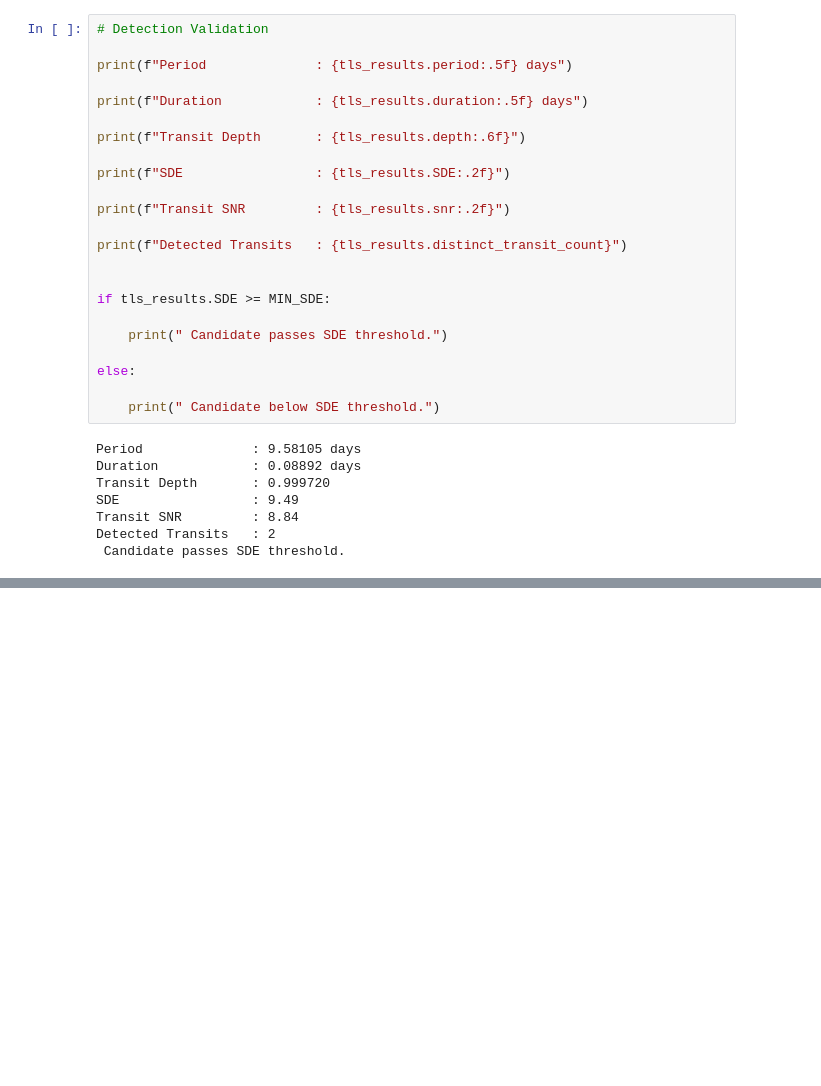
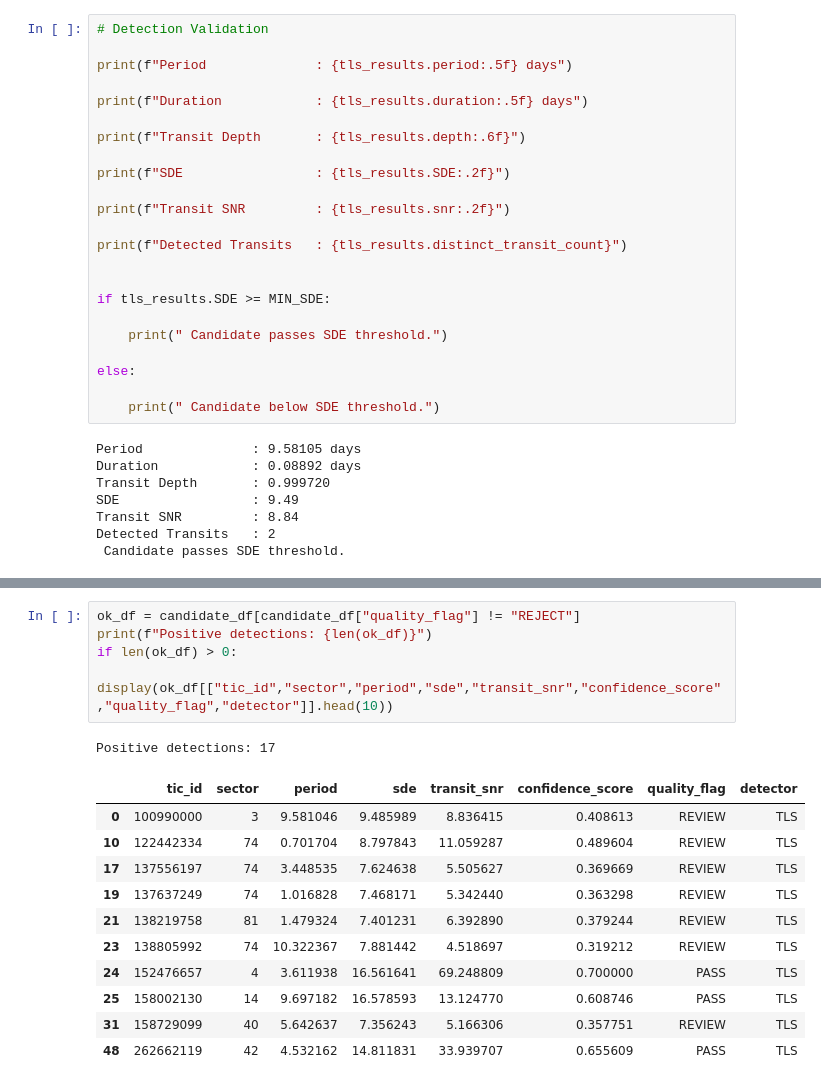
Before and after one commit to prinshu756/Exoplanet-detection, a Jupyter notebook: notebooks/04_Transit_Detection&Candidate_Detetion.ipynb, the cells around one changed output, grey strips where cells are left out. Drawn from its saved outputs; the diff is of its cells as text; blank space fills up the shorter version.

```diff
--- a/notebooks/04_Transit_Detection&Candidate_Detetion.ipynb
+++ b/notebooks/04_Transit_Detection&Candidate_Detetion.ipynb
@@ -463,0 +743,18 @@ Detected Transits   : 2
+# %%
+ok_df = candidate_df[candidate_df["quality_flag"] != "REJECT"]
+print(f"Positive detections: {len(ok_df)}")
+if len(ok_df) > 0:
+    display(ok_df[["tic_id","sector","period","sde","transit_snr","confidence_score","quality_flag","detector"]].head(10))
+# %% [output]
+Positive detections: 17
+|  | tic_id | sector | period | sde | transit_snr | confidence_score | quality_flag | detector |
+| 0 | 100990000 | 3 | 9.581046 | 9.485989 | 8.836415 | 0.408613 | REVIEW | TLS |
+| 10 | 122442334 | 74 | 0.701704 | 8.797843 | 11.059287 | 0.489604 | REVIEW | TLS |
+| 17 | 137556197 | 74 | 3.448535 | 7.624638 | 5.505627 | 0.369669 | REVIEW | TLS |
+| 19 | 137637249 | 74 | 1.016828 | 7.468171 | 5.342440 | 0.363298 | REVIEW | TLS |
+| 21 | 138219758 | 81 | 1.479324 | 7.401231 | 6.392890 | 0.379244 | REVIEW | TLS |
+| 23 | 138805992 | 74 | 10.322367 | 7.881442 | 4.518697 | 0.319212 | REVIEW | TLS |
+| 24 | 152476657 | 4 | 3.611938 | 16.561641 | 69.248809 | 0.700000 | PASS | TLS |
+| 25 | 158002130 | 14 | 9.697182 | 16.578593 | 13.124770 | 0.608746 | PASS | TLS |
+| 31 | 158729099 | 40 | 5.642637 | 7.356243 | 5.166306 | 0.357751 | REVIEW | TLS |
+| 48 | 262662119 | 42 | 4.532162 | 14.811831 | 33.939707 | 0.655609 | PASS | TLS |
```
Also changed, not shown: parts of 28 cells of this notebook, 3 other files.
